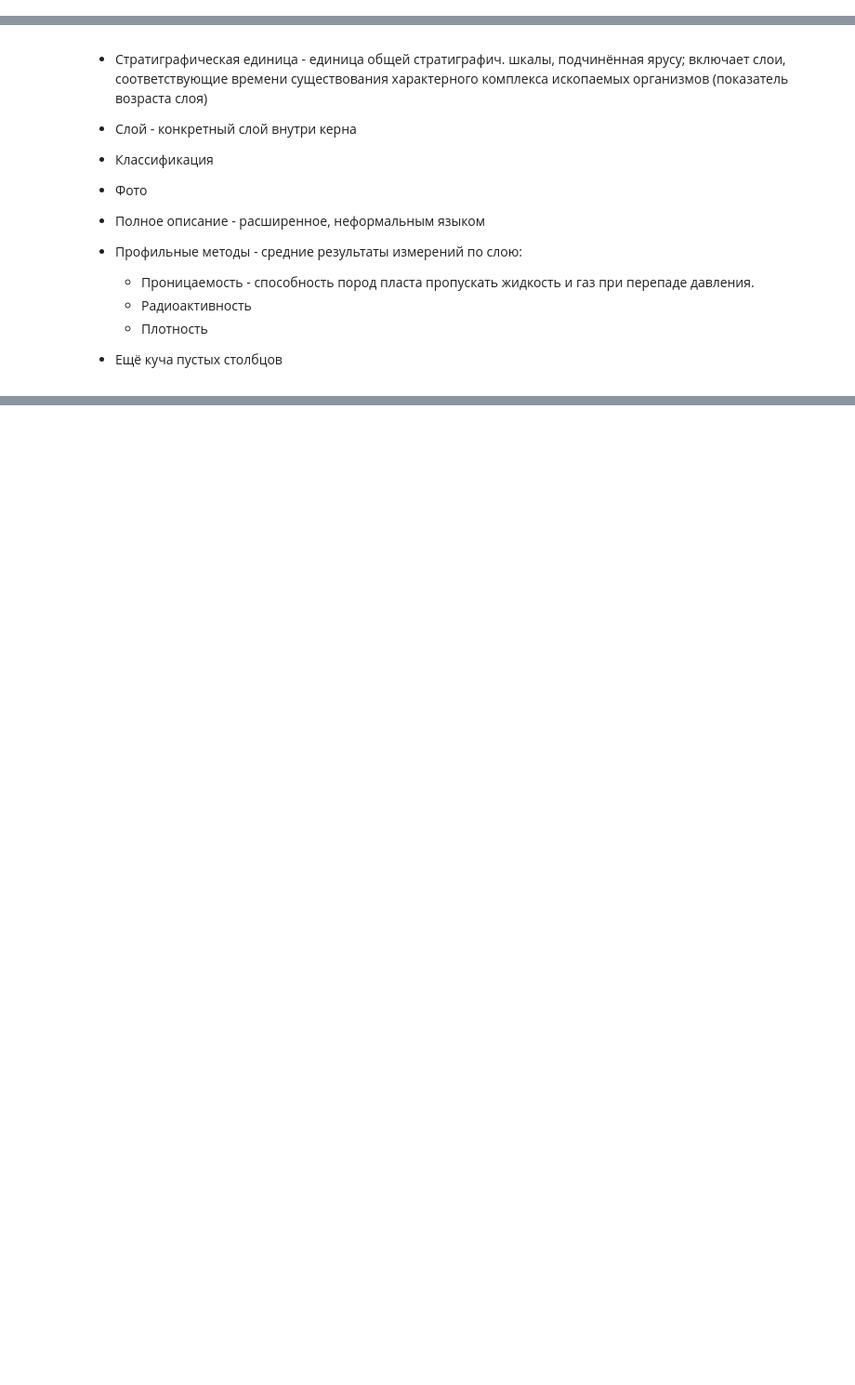
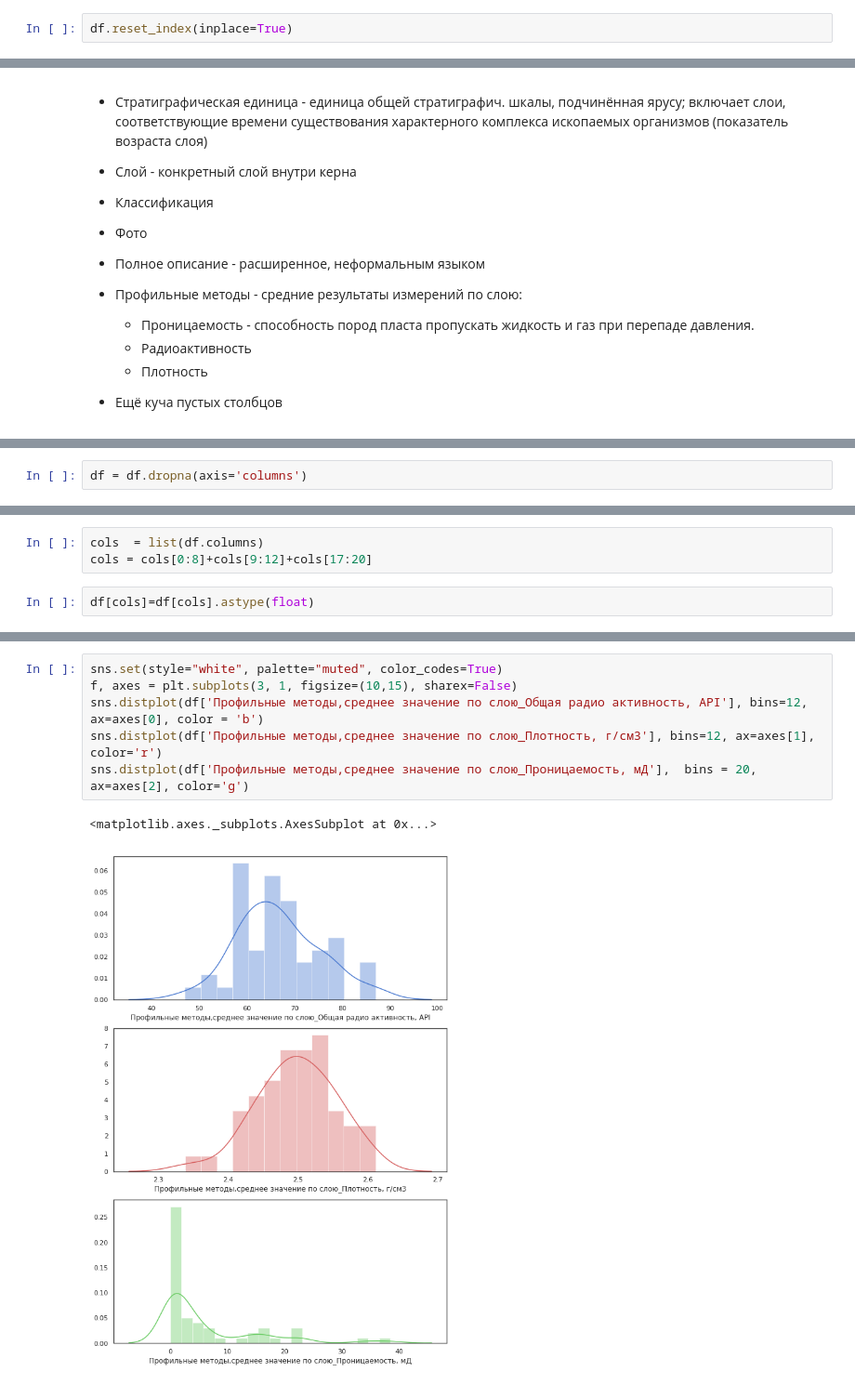
Before and after one commit to nuvard/kern_segmentation, a Jupyter notebook: EDA.ipynb, the cells around one changed output, grey strips where cells are left out. Shown: that part at 93% size. Cells and saved outputs as stored; diff of their text form; blank space fills up the shorter version.

```diff
--- a/EDA.ipynb
+++ b/EDA.ipynb
@@ -104,0 +249,2 @@ d=60 мм) продольными секциями, с размером по д
+# %%
+df.reset_index(inplace=True)
@@ -122,0 +284,2 @@ d=60 мм) продольными секциями, с размером по д
+# %%
+df = df.dropna(axis='columns')
@@ -122,0 +351,5 @@ d=60 мм) продольными секциями, с размером по д
+# %%
+cols  = list(df.columns)
+cols = cols[0:8]+cols[9:12]+cols[17:20]
+# %%
+df[cols]=df[cols].astype(float)
@@ -122,0 +368,9 @@ d=60 мм) продольными секциями, с размером по д
+# %%
+sns.set(style="white", palette="muted", color_codes=True)
+f, axes = plt.subplots(3, 1, figsize=(10,15), sharex=False)
+sns.distplot(df['Профильные методы,среднее значение по слою_Общая радио активность, API'], bins=12, ax=axes[0], color = 'b')
+sns.distplot(df['Профильные методы,среднее значение по слою_Плотность, г/см3'], bins=12, ax=axes[1], color='r')
+sns.distplot(df['Профильные методы,среднее значение по слою_Проницаемость, мД'],  bins = 20, ax=axes[2], color='g')
+# %% [output]
+<matplotlib.axes._subplots.AxesSubplot at 0x...>
+[figure, added]
```
Also changed, not shown: parts of 52 cells of this notebook.
